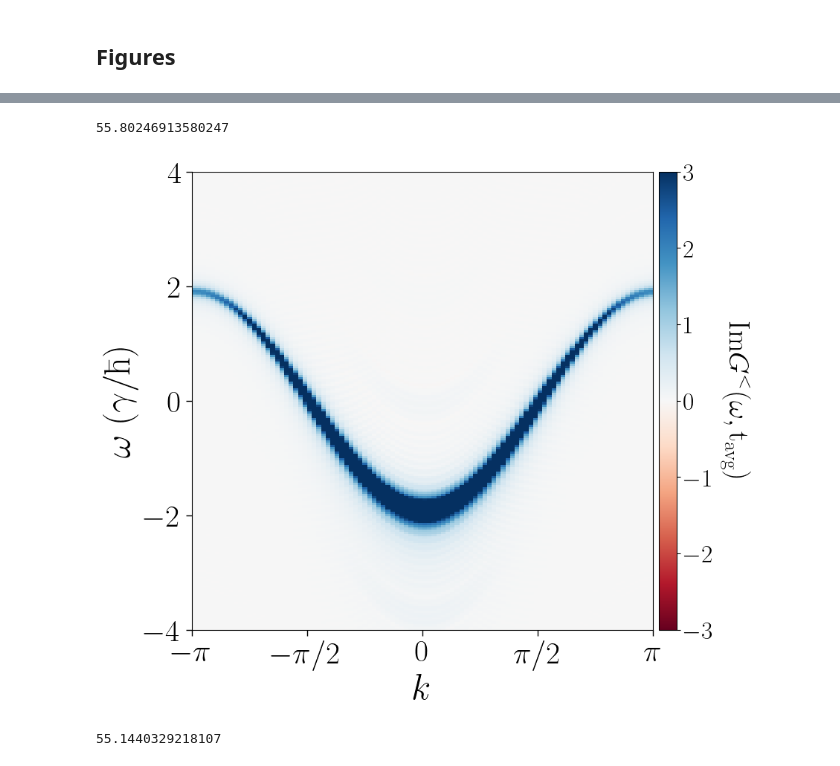
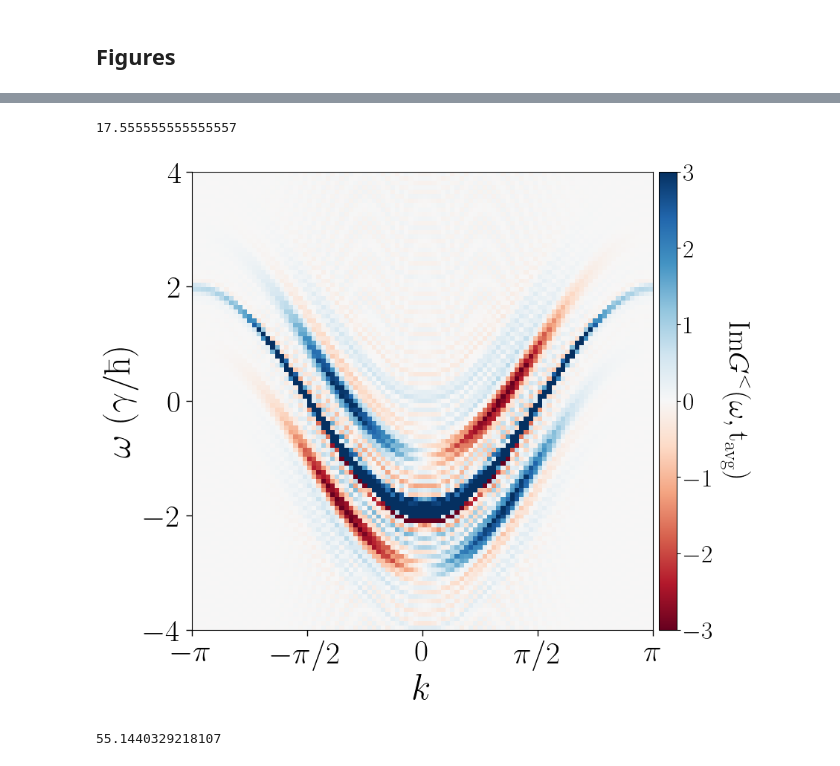
Before and after one commit to Jalil199/KBE-DrivenElectrons, a Jupyter notebook: main.ipynb, the cells around one changed output, grey strips where cells are left out. Cells and saved outputs as stored; diff of their text form; code cells hidden in the pictures.

```diff
--- a/main.ipynb
+++ b/main.ipynb
@@ -616,6 +628,6 @@ which should remain approximately conserved for number-conserving approximations
 # %%
 t1 = 1
-t2 = length(ts)
+t2 = 100#length(ts)
 sol_t1 = ts[t1]
 sol_t2 = ts[t2]
 nf_t1  = imag.(GL_data[t1,t1])
@@ -813,39 +825,39 @@ cbar.set_label(raw"$A\mathrm{(\omega,t_{\text{avg}})}$", fontsize=fs-2,rotation=
 fig,axs=plt.subplots(1,1,figsize=(8,8))
 
 fs = 30
-t_avg = 340
+t_avg = 80
 t_avg_sol = tavg[t_avg]
 
 println(t_avg_sol)
 
 cmap = plt.get_cmap("RdBu", 3024)
 
 datt = imag.(transpose(GL_Wigner_tensor[:,end:-1:1,t_avg]))
 
 t1x = -pi
 t2x = pi
 t1y = ωs[1]
 t2y = ωs[end]
 
 img = axs.imshow(datt, aspect="auto", cmap=cmap, extent=[t1x,t2x,t1y,t2y], vmin=-3.0, vmax=3.0)
 
 axs.set_xlabel(raw"$k$", fontsize=fs+5)
 axs.set_ylabel(raw"$\mathrm{\omega \; (\gamma/\hbar) }$", fontsize=fs+5)
 axs.tick_params(axis="both", which="both", labelsize=fs, direction="out", length=6, width=1)
 axs.ticklabel_format(axis="y", style="sci", scilimits=(-1, 2), useMathText=true)
 axs.yaxis.offsetText.set_fontsize(fs)
 xticks([-π, -π/2, 0, π/2, π], [L"-\pi", L"-\pi/2", L"0", L"\pi/2", L"\pi"])
 plt.ylim(-4,4)
 #plt.plot(ks, ϵ_k.(ks), color="yellow", ls="--", linewidth=2)
 
 box = axs.get_position()
 cbar_ax = fig.add_axes([box.x1 + 0.01, box.y0, 0.03, box.height])
 cbar = fig.colorbar(img, cax=cbar_ax)
 cbar.ax.tick_params(labelsize=fs-6)
 cbar.set_label(raw"$\text{Im}G^{<}\mathrm{(\omega,t_{\text{avg}})}$", fontsize=fs-2,rotation=270,labelpad=35)
 # %% [output]
-55.80246913580247
+17.555555555555557
-[figure, old version]
+[figure, new version]
 # %%
 t_avg = 336#300
 t_avg_sol = tavg[t_avg]
```
Also changed, not shown: parts of 57 cells of this notebook, 3 other files.
